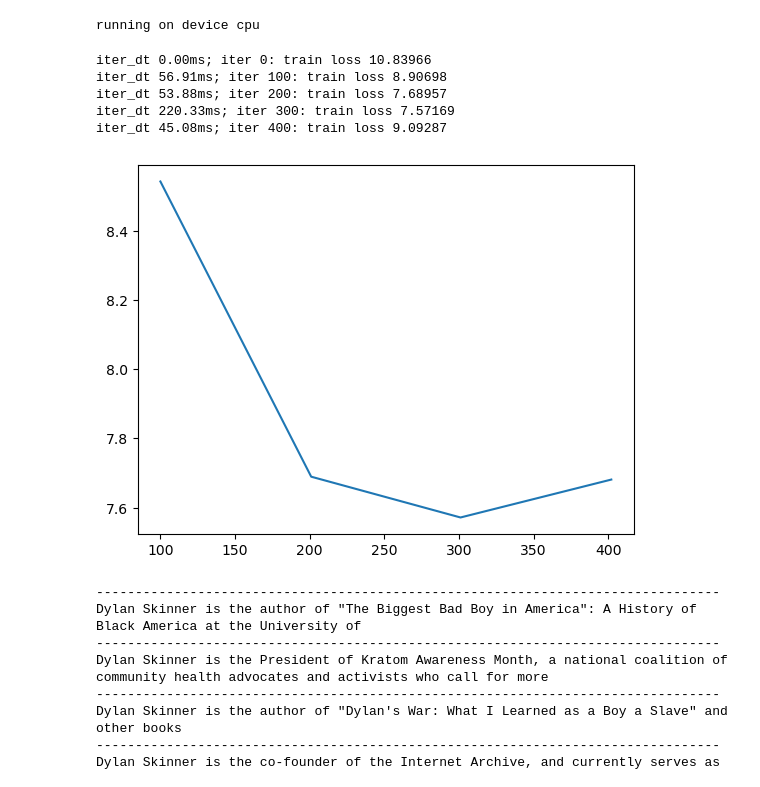
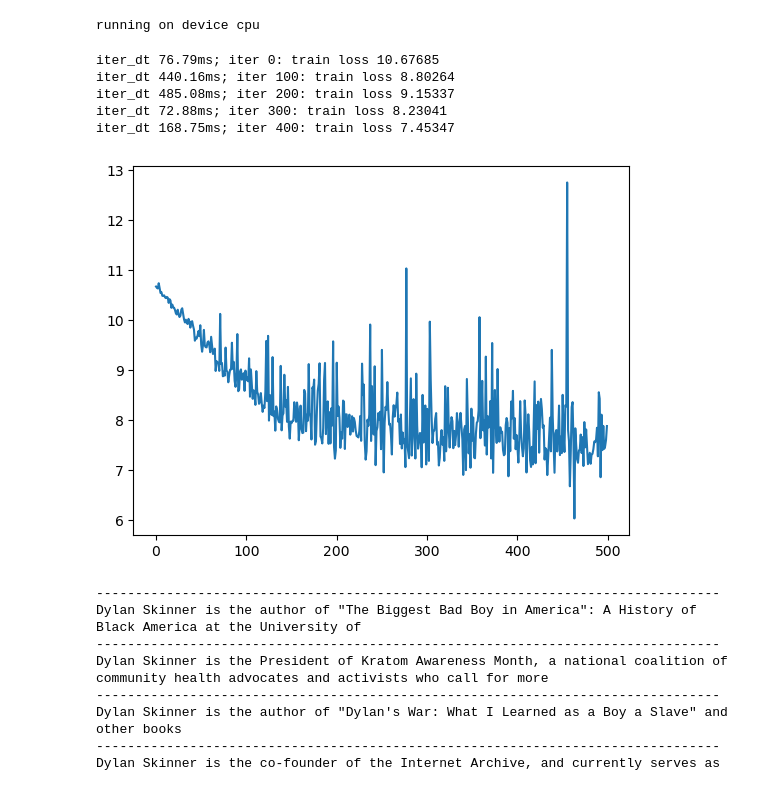
Before and after one commit to dylanskinner65/MinGPT_UL2, a Jupyter notebook: project2a.ipynb, the cells around one changed output. Cells and saved outputs as stored; diff of their text form; code cells hidden in the pictures.

Commit message:
Implemented a way to save and plot losses.

```diff
--- a/project2a.ipynb
+++ b/project2a.ipynb
@@ -89,21 +101,21 @@ running on device cpu
 # %%
 def batch_end_callback(trainer):
     if trainer.iter_num % 100 == 0:
         print(f"iter_dt {trainer.iter_dt * 1000:.2f}ms; iter {trainer.iter_num}: train loss {trainer.loss.item():.5f}")
 trainer.set_callback('on_batch_end', batch_end_callback)
 
 trainer.run()
 
 # Plot the loss
-plt.plot(trainer.iter_list, [a.detach() for a in trainer.saved_loss])
+plt.plot(np.arange(len(trainer.curr_loss)), trainer.curr_loss)
 plt.show()
 # %% [output]
-iter_dt 0.00ms; iter 0: train loss 10.83966
-iter_dt 56.91ms; iter 100: train loss 8.90698
-iter_dt 53.88ms; iter 200: train loss 7.68957
-iter_dt 220.33ms; iter 300: train loss 7.57169
-iter_dt 45.08ms; iter 400: train loss 9.09287
+iter_dt 76.79ms; iter 0: train loss 10.67685
+iter_dt 440.16ms; iter 100: train loss 8.80264
+iter_dt 485.08ms; iter 200: train loss 9.15337
+iter_dt 72.88ms; iter 300: train loss 8.23041
+iter_dt 168.75ms; iter 400: train loss 7.45347
-[figure, old version]
+[figure, new version]
 # %%
 
 def generate(prompt='', num_samples=10, steps=20, do_sample=True):
```
Also changed, not shown: parts of 3 cells of this notebook, 1 other file.
